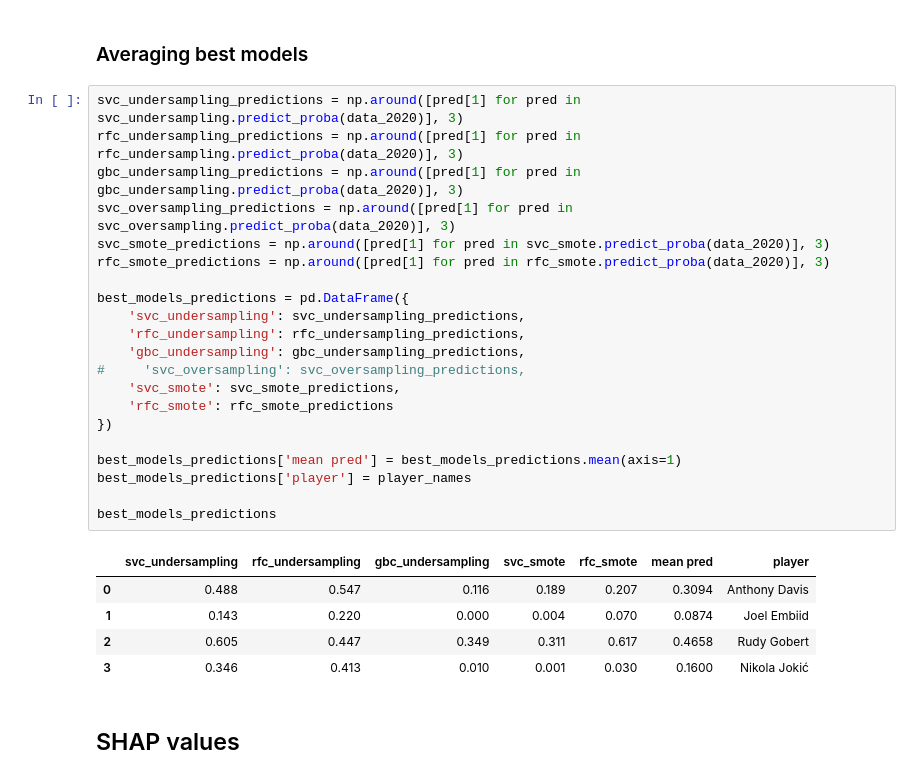
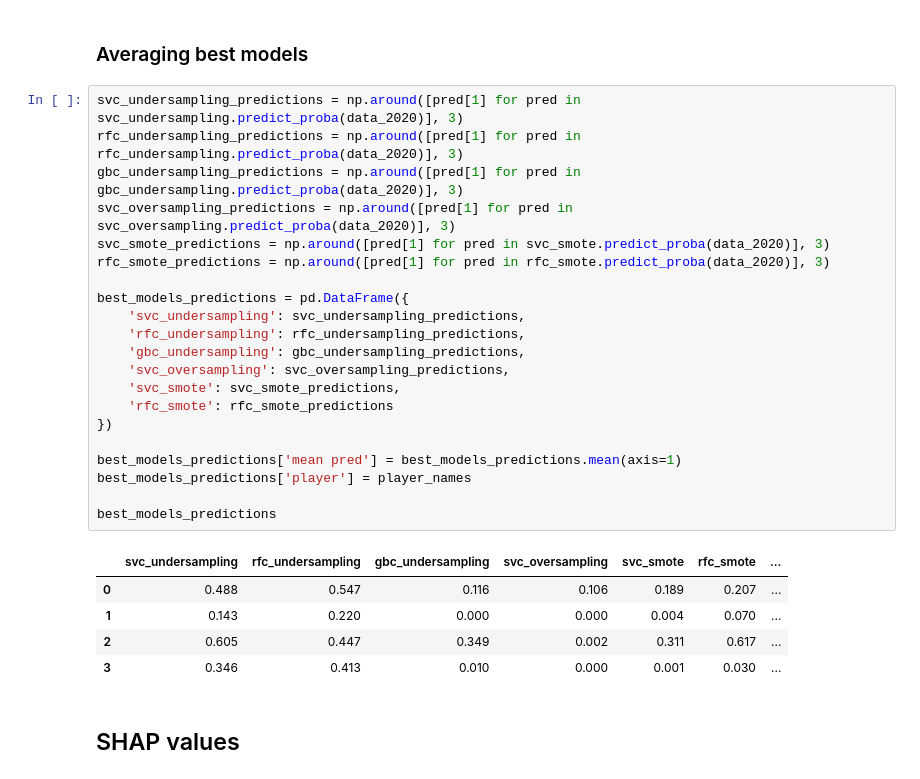
Before and after one commit to davgav123/All-NBA-first-team-classification, a Jupyter notebook: src/simpler_models_evaluation.ipynb, the cells around one changed output. Saved outputs shown, nothing was run; the diff lists cells and outputs as text.

```diff
--- a/src/simpler_models_evaluation.ipynb
+++ b/src/simpler_models_evaluation.ipynb
@@ -681,30 +681,30 @@ smote_predictions
 # %%
 svc_undersampling_predictions = np.around([pred[1] for pred in svc_undersampling.predict_proba(data_2020)], 3)
 rfc_undersampling_predictions = np.around([pred[1] for pred in rfc_undersampling.predict_proba(data_2020)], 3)
 gbc_undersampling_predictions = np.around([pred[1] for pred in gbc_undersampling.predict_proba(data_2020)], 3)
 svc_oversampling_predictions = np.around([pred[1] for pred in svc_oversampling.predict_proba(data_2020)], 3)
 svc_smote_predictions = np.around([pred[1] for pred in svc_smote.predict_proba(data_2020)], 3)
 rfc_smote_predictions = np.around([pred[1] for pred in rfc_smote.predict_proba(data_2020)], 3)
 
 best_models_predictions = pd.DataFrame({
     'svc_undersampling': svc_undersampling_predictions,
     'rfc_undersampling': rfc_undersampling_predictions,
     'gbc_undersampling': gbc_undersampling_predictions,
-#     'svc_oversampling': svc_oversampling_predictions,
+    'svc_oversampling': svc_oversampling_predictions,
     'svc_smote': svc_smote_predictions,
     'rfc_smote': rfc_smote_predictions
 })
 
 best_models_predictions['mean pred'] = best_models_predictions.mean(axis=1)
 best_models_predictions['player'] = player_names
 
 best_models_predictions
 # %% [output]
-|  | svc_undersampling | rfc_undersampling | gbc_undersampling | svc_smote | rfc_smote | mean pred | player |
-| 0 | 0.488 | 0.547 | 0.116 | 0.189 | 0.207 | 0.3094 | Anthony Davis |
-| 1 | 0.143 | 0.220 | 0.000 | 0.004 | 0.070 | 0.0874 | Joel Embiid |
-| 2 | 0.605 | 0.447 | 0.349 | 0.311 | 0.617 | 0.4658 | Rudy Gobert |
-| 3 | 0.346 | 0.413 | 0.010 | 0.001 | 0.030 | 0.1600 | Nikola Jokić |
+|  | svc_undersampling | rfc_undersampling | gbc_undersampling | svc_oversampling | svc_smote | rfc_smote | ... |
+| 0 | 0.488 | 0.547 | 0.116 | 0.106 | 0.189 | 0.207 | ... |
+| 1 | 0.143 | 0.220 | 0.000 | 0.000 | 0.004 | 0.070 | ... |
+| 2 | 0.605 | 0.447 | 0.349 | 0.002 | 0.311 | 0.617 | ... |
+| 3 | 0.346 | 0.413 | 0.010 | 0.000 | 0.001 | 0.030 | ... |
 # %% [markdown]
 ## SHAP values
 # %%
```
Also changed, not shown: parts of 10 cells of this notebook, 1 other file.
